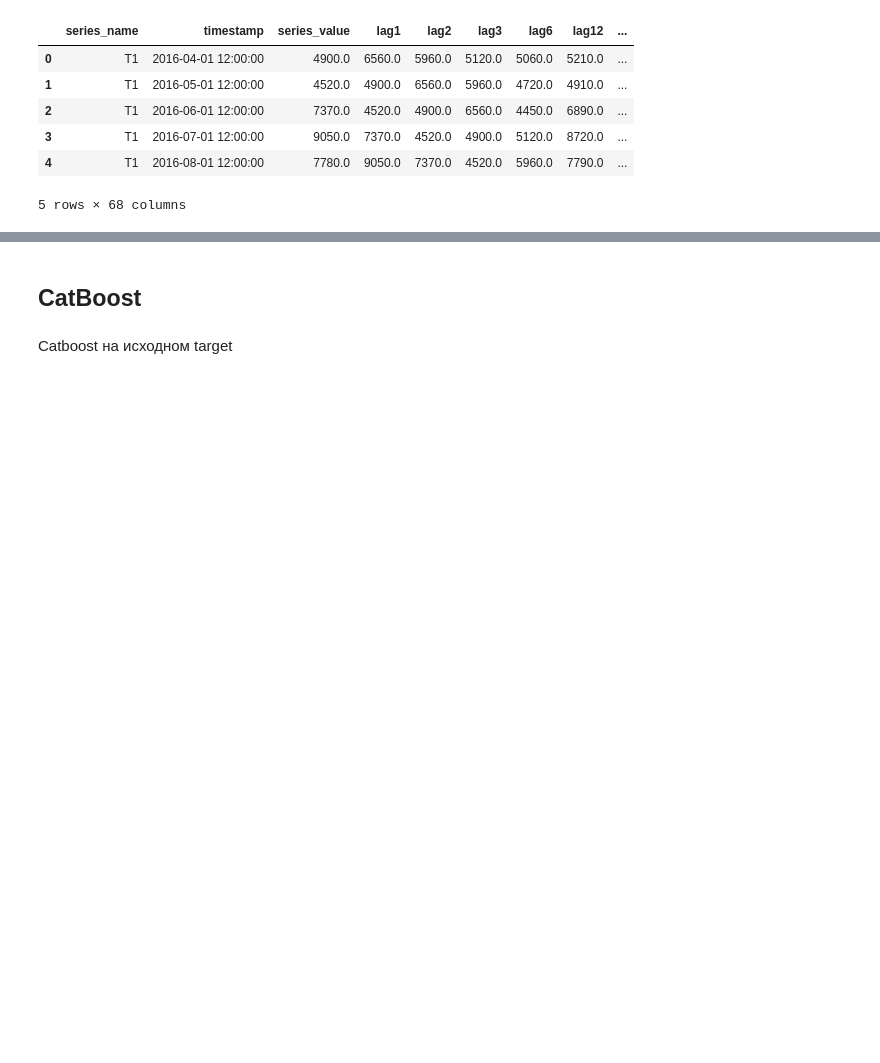
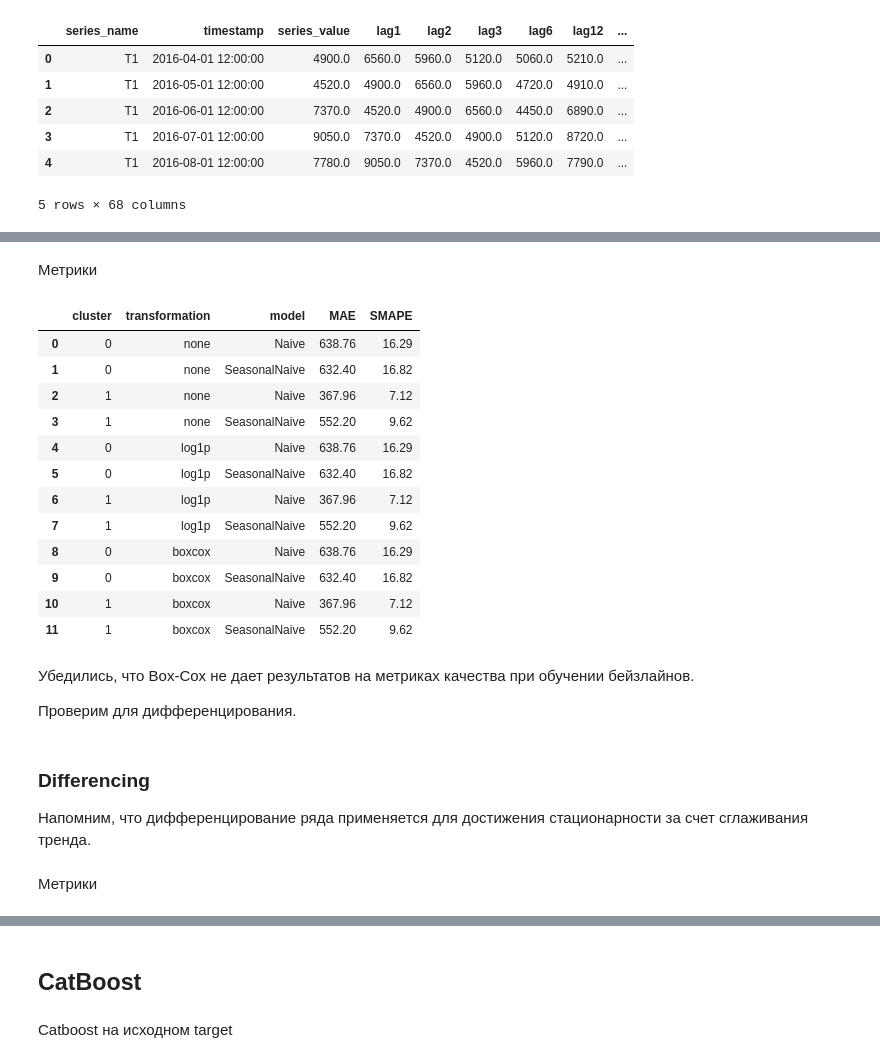
Before and after one commit to margartnn/hse-ts-transformations, a Jupyter notebook: analysis_results.ipynb, the cells around one changed output, grey strips where cells are left out. Saved outputs shown, nothing was run; the diff lists cells and outputs as text; code cells hidden in the pictures; blank space fills up the shorter version.

```diff
--- a/analysis_results.ipynb
+++ b/analysis_results.ipynb
@@ -808,0 +901,3 @@ test_features_c0.head()
+# %%
+baseline_log_c0["transformation"] = "log1p"
+baseline_log_c1["transformation"] = "log1p"
@@ -808,0 +962,3 @@ test_features_c0.head()
+# %%
+results_boxcox_c0 = evaluate_baseline(df_train_c0_boxcox, df_test_c0)
+results_boxcox_c1 = evaluate_baseline(df_train_c1_boxcox, df_test_c1)
@@ -808,0 +993,57 @@ test_features_c0.head()
+# %% [markdown]
+Метрики
+# %%
+mae_naive_boxcox_c0 = mean_absolute_error(results_boxcox_c0["y"], results_boxcox_c0["Naive"])
+smape_naive_boxcox_c0 = smape(results_boxcox_c0["y"], results_boxcox_c0["Naive"])
+
+mae_seasonal_boxcox_c0 = mean_absolute_error(results_boxcox_c0["y"], results_boxcox_c0["SeasonalNaive"])
+smape_seasonal_boxcox_c0 = smape(results_boxcox_c0["y"], results_boxcox_c0["SeasonalNaive"])
+
+baseline_boxcox_c0 = pd.DataFrame({
+    "cluster": [0, 0],
+    "transformation": ["boxcox", "boxcox"],
+    "model": ["Naive", "SeasonalNaive"],
+    "MAE": [mae_naive_boxcox_c0, mae_seasonal_boxcox_c0],
+    "SMAPE": [smape_naive_boxcox_c0, smape_seasonal_boxcox_c0]
+})
+# %%
+mae_naive_boxcox_c1 = mean_absolute_error(results_boxcox_c1["y"], results_boxcox_c1["Naive"])
+smape_naive_boxcox_c1 = smape(results_boxcox_c1["y"], results_boxcox_c1["Naive"])
+
+mae_seasonal_boxcox_c1 = mean_absolute_error(results_boxcox_c1["y"], results_boxcox_c1["SeasonalNaive"])
+smape_seasonal_boxcox_c1 = smape(results_boxcox_c1["y"], results_boxcox_c1["SeasonalNaive"])
+
+baseline_boxcox_c1 = pd.DataFrame({
+    "cluster": [1, 1],
+    "transformation": ["boxcox", "boxcox"],
+    "model": ["Naive", "SeasonalNaive"],
+    "MAE": [mae_naive_boxcox_c1, mae_seasonal_boxcox_c1],
+    "SMAPE": [smape_naive_boxcox_c1, smape_seasonal_boxcox_c1]
+})
+# %%
+baseline_boxcox = pd.concat([baseline_boxcox_c0, baseline_boxcox_c1], ignore_index=True)
+
+final_table = pd.concat([final_table, baseline_boxcox], ignore_index=True)
+final_table.round(2)
+# %% [output]
+|  | cluster | transformation | model | MAE | SMAPE |
+| 0 | 0 | none | Naive | 638.76 | 16.29 |
+| 1 | 0 | none | SeasonalNaive | 632.40 | 16.82 |
+| 2 | 1 | none | Naive | 367.96 | 7.12 |
+| 3 | 1 | none | SeasonalNaive | 552.20 | 9.62 |
+| 4 | 0 | log1p | Naive | 638.76 | 16.29 |
+| 5 | 0 | log1p | SeasonalNaive | 632.40 | 16.82 |
+| 6 | 1 | log1p | Naive | 367.96 | 7.12 |
+| 7 | 1 | log1p | SeasonalNaive | 552.20 | 9.62 |
+| 8 | 0 | boxcox | Naive | 638.76 | 16.29 |
+| 9 | 0 | boxcox | SeasonalNaive | 632.40 | 16.82 |
+| 10 | 1 | boxcox | Naive | 367.96 | 7.12 |
+| 11 | 1 | boxcox | SeasonalNaive | 552.20 | 9.62 |
+# %% [markdown]
+Убедились, что Box-Cox не дает результатов на метриках качества при обучении бейзлайнов.
+
+Проверим для дифференцирования.
+# %% [markdown]
+### Differencing
+
+Напомним, что дифференцирование ряда применяется для достижения стационарности за счет сглаживания тренда.
@@ -808,0 +1103,2 @@ test_features_c0.head()
+# %% [markdown]
+Метрики
```
Also changed, not shown: parts of 66 cells of this notebook, 2 other files.
